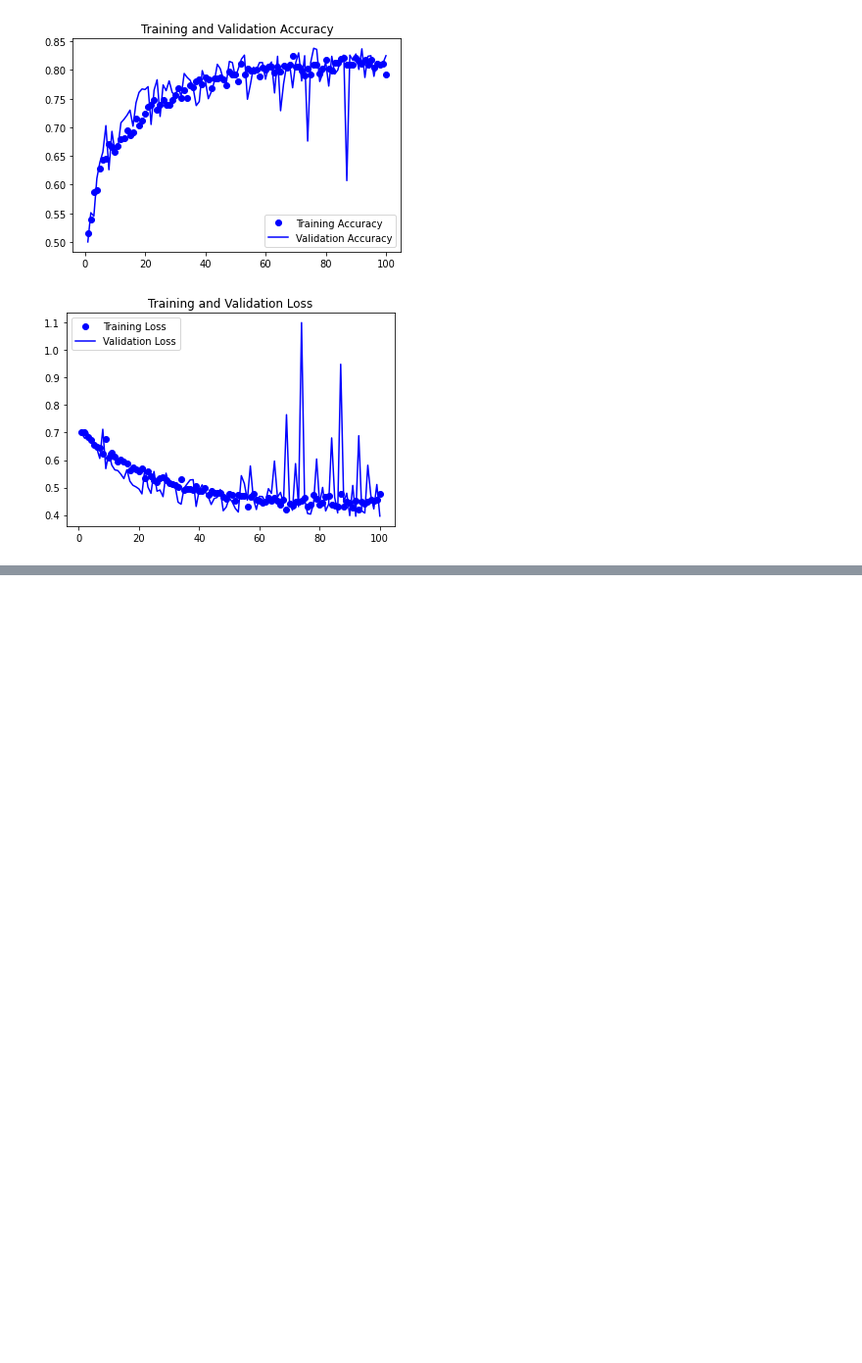
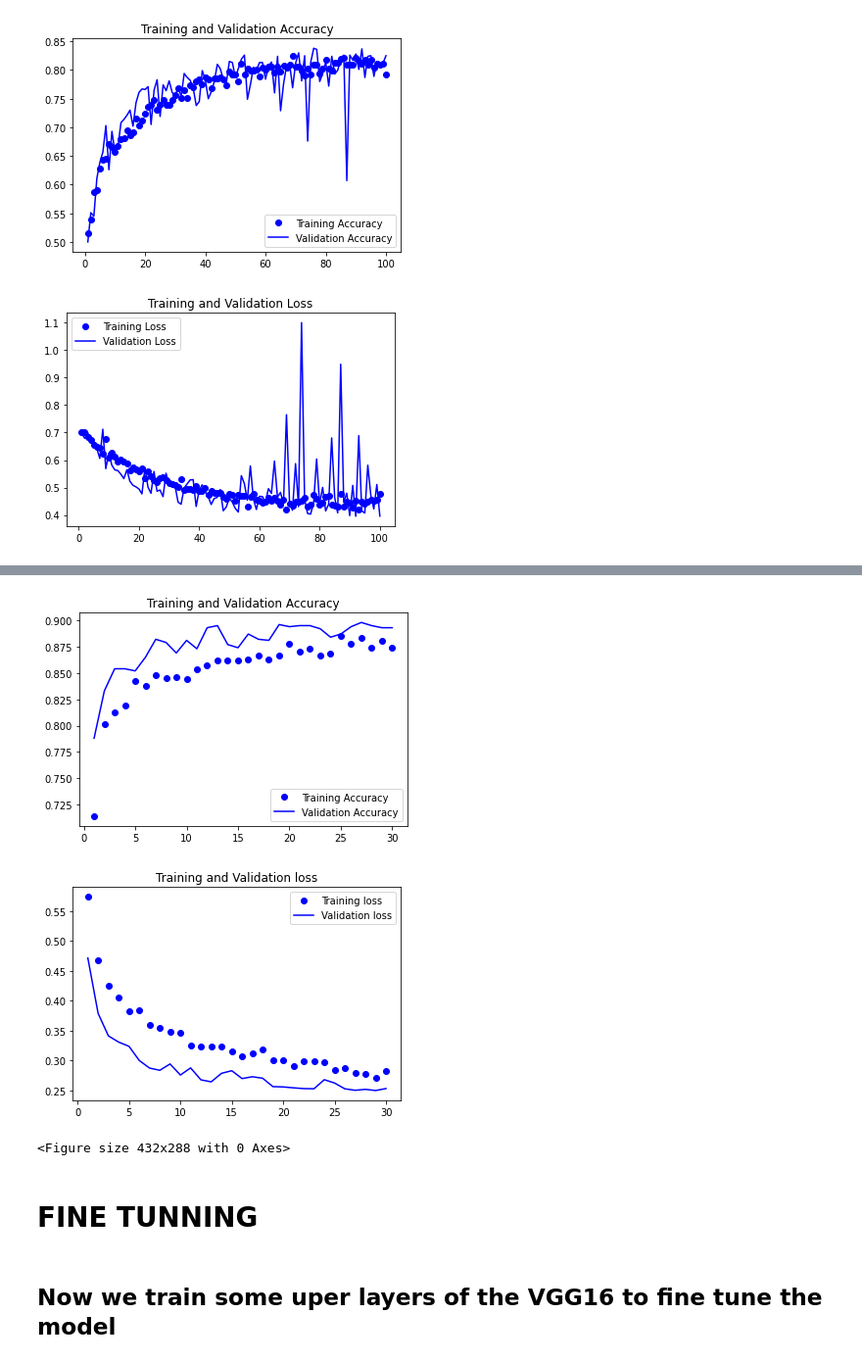
Before and after one commit to tauqueerdanish/Dogs_vs_Cats, a Jupyter notebook: Dogs_vs_Cats.ipynb, the cells around one changed output, grey strips where cells are left out. Shown at 98% size. Cells and saved outputs as stored; diff of their text form; code cells hidden in the pictures; blank space fills up the shorter version.

```diff
--- a/Dogs_vs_Cats.ipynb
+++ b/Dogs_vs_Cats.ipynb
@@ -49,4 +70,4 @@ import os, shutil
 # %%
 original_data = "/content/all_images/train"
-base_dir = "/content/cats_and_dogs_small"
+base_dir = "/content/drive/MyDrive/cats_and_dogs_small"
 os.mkdir(base_dir)
@@ -356,0 +395,8 @@ plt.show()
+# %%
+from keras.applications import vgg16
+
+conv_base = vgg16.VGG16(weights = "imagenet",
+                  include_top = False,
+                  input_shape = (150,150,3))
+
+# We do not use the dense layer (include_top = False) because vgg16 dense layer has 100 classes but we need only 2 class (cats and dogs)
@@ -356,0 +518,6 @@ plt.show()
+# %%
+model = models.Sequential()
+model.add(conv_base)
+model.add(layers.Flatten())
+model.add(layers.Dense(256, activation='relu'))
+model.add(layers.Dense(1, activation='sigmoid'))
@@ -356,0 +584,28 @@ plt.show()
+# %%
+acc = history.history["acc"]
+val_acc = history.history["val_acc"]
+loss = history.history["loss"]
+val_loss = history.history["val_loss"]
+
+epochs = range(1, len(acc)+1)
+
+plt.plot(epochs, acc, "bo", label= "Training Accuracy")
+plt.plot(epochs, val_acc, "b", label= "Validation Accuracy")
+plt.title("Training and Validation Accuracy")
+plt.legend()
+plt.figure()
+
+plt.plot(epochs, loss, "bo", label= "Training loss")
+plt.plot(epochs, val_loss, "b", label= "Validation loss")
+plt.title("Training and Validation loss")
+plt.legend()
+plt.figure()
+plt.show()
+# %% [output]
+[figure, added]
+[figure, added]
+<Figure size 432x288 with 0 Axes>
+# %% [markdown]
+# **FINE TUNNING**
+# %% [markdown]
+## Now we train some uper layers of the VGG16 to fine tune the model
```
Also changed, not shown: parts of 37 cells of this notebook.
